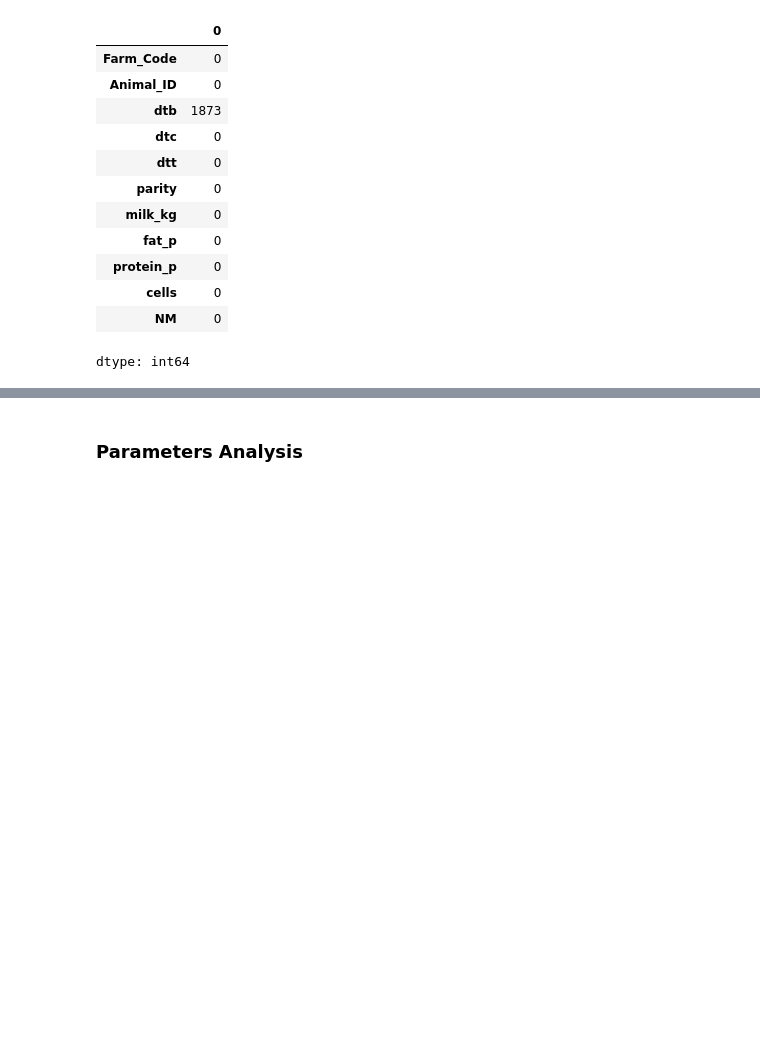
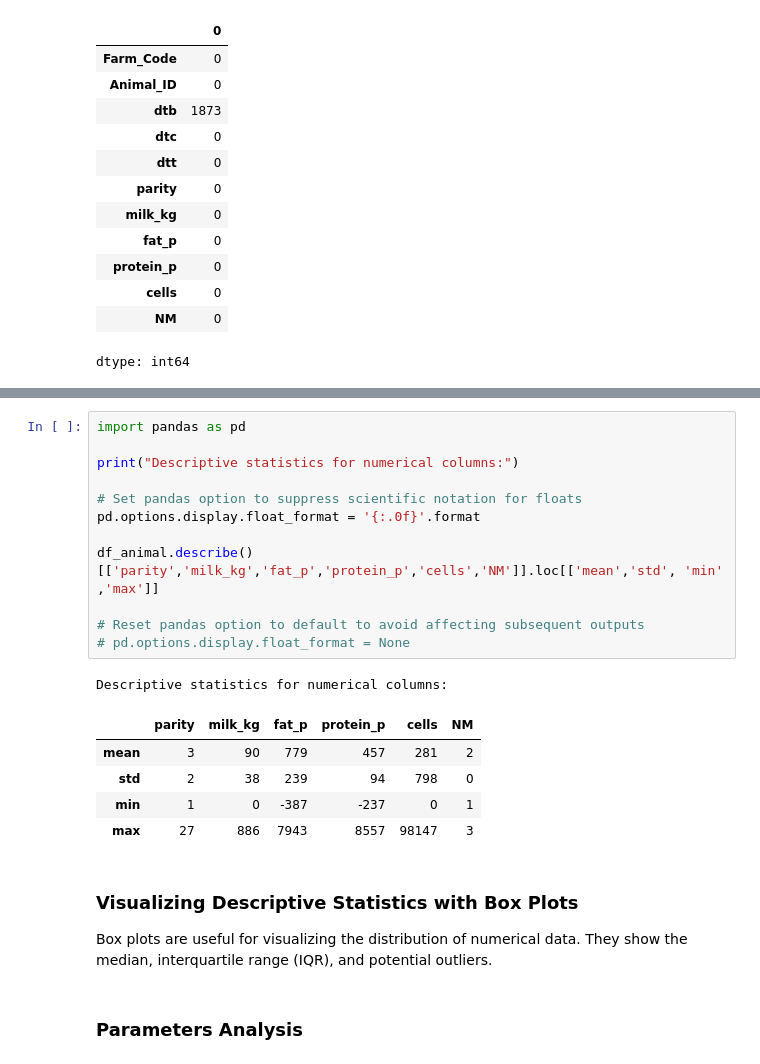
Before and after one commit to smsag99/Thesis, a Jupyter notebook: codes/dataExploring.ipynb, the cells around one changed output, grey strips where cells are left out. Saved outputs shown, nothing was run; the diff lists cells and outputs as text; blank space fills up the shorter version.

```diff
--- a/codes/dataExploring.ipynb
+++ b/codes/dataExploring.ipynb
@@ -123,3 +109,26 @@ Descriptive statistics for numerical columns:
+# %%
+import pandas as pd
+
+print("Descriptive statistics for numerical columns:")
+
+# Set pandas option to suppress scientific notation for floats
+pd.options.display.float_format = '{:.0f}'.format
+
+df_animal.describe()[['parity','milk_kg','fat_p','protein_p','cells','NM']].loc[['mean','std', 'min' ,'max']]
+
+# Reset pandas option to default to avoid affecting subsequent outputs
+# pd.options.display.float_format = None
+# %% [output]
+Descriptive statistics for numerical columns:
+|  | parity | milk_kg | fat_p | protein_p | cells | NM |
+| mean | 3 | 90 | 779 | 457 | 281 | 2 |
+| std | 2 | 38 | 239 | 94 | 798 | 0 |
+| min | 1 | 0 | -387 | -237 | 0 | 1 |
+| max | 27 | 886 | 7943 | 8557 | 98147 | 3 |
+# %% [markdown]
+### Visualizing Descriptive Statistics with Box Plots
+
+Box plots are useful for visualizing the distribution of numerical data. They show the median, interquartile range (IQR), and potential outliers.
 # %% [markdown]
 ### Parameters Analysis
 # %%
```
Also changed, not shown: parts of 2 cells of this notebook.
